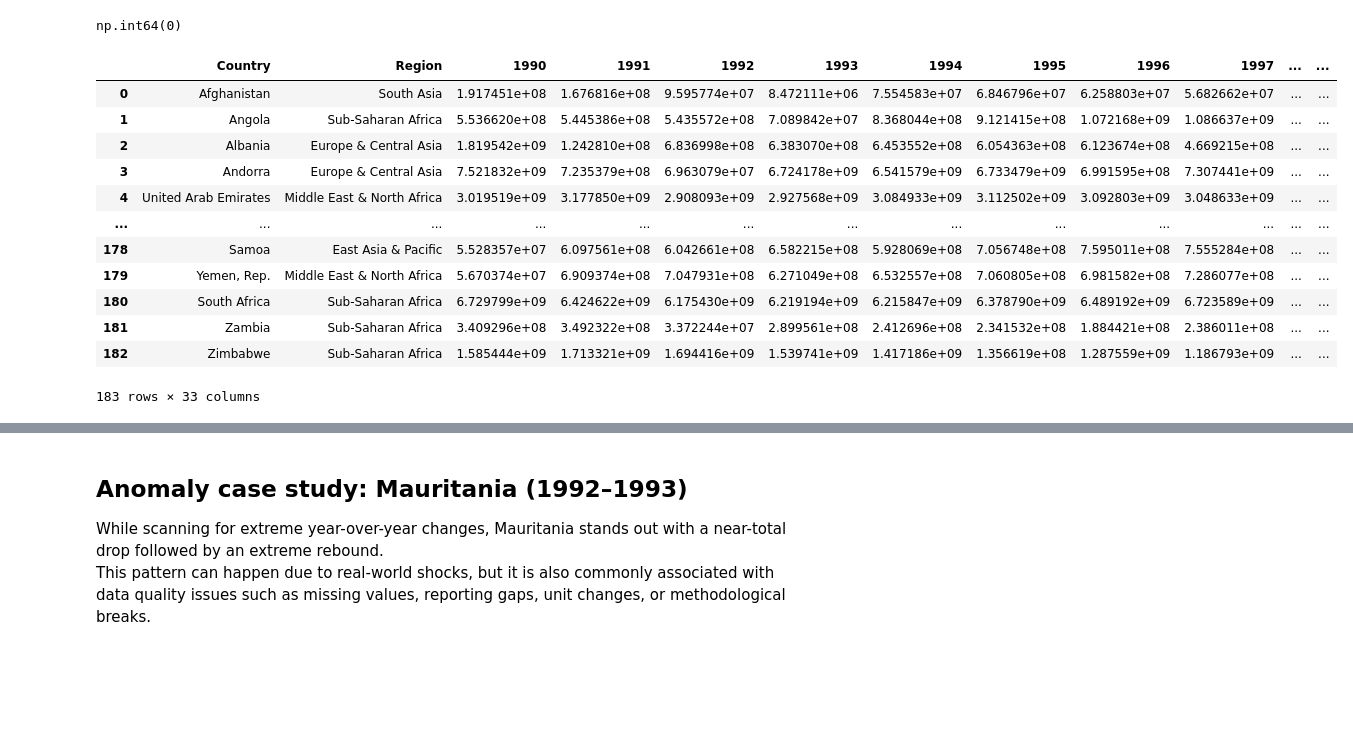
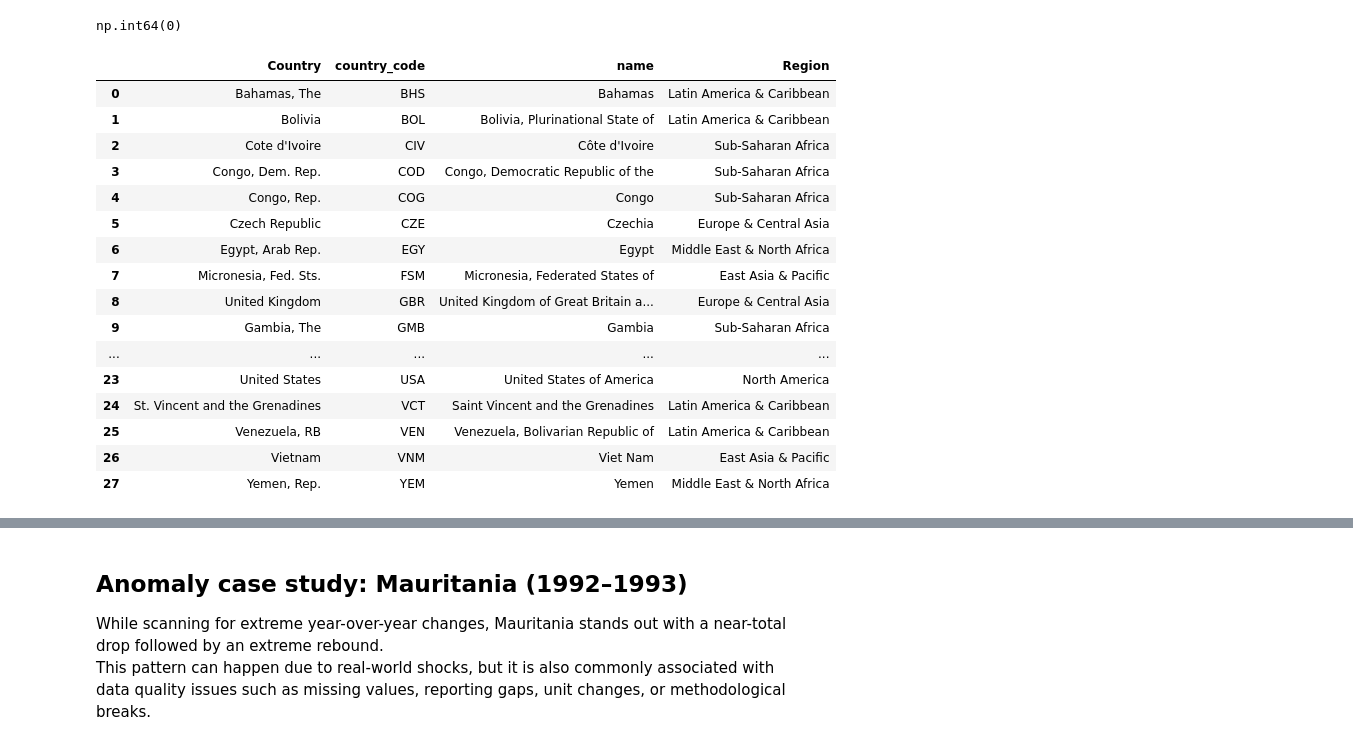
Before and after one commit to LucasM-Maciel/co2-emissions-cleaning-analysis, a Jupyter notebook: notebook/co2_EDA.ipynb, the cells around one changed output, grey strips where cells are left out. Drawn from its saved outputs; the diff is of its cells as text; code cells hidden in the pictures; blank space fills up the shorter version.

```diff
--- a/notebook/co2_EDA.ipynb
+++ b/notebook/co2_EDA.ipynb
@@ -83,3 +78,5 @@ df
 # %%
-df.isna().sum(axis=1)
+emission_columns = df.columns[4:]
+df_clean1= df.dropna(subset=emission_columns,how="all").reset_index(drop=True)
+df_clean1
 # %% [output]
@@ -109,10 +101,6 @@ df_no_nan.tail()
 # %%
-df_columns = df_no_nan.columns
-emission_value_columns = df_columns[4:36]
-filter_1 = df_no_nan[emission_value_columns].all(axis=1) ==0
-df_first_cleaning = df_no_nan[~filter_1]
-df_first_cleaning = df_first_cleaning.reset_index(drop=True)
-df_first_cleaning
+df_clean2 = df_clean1.drop(columns=["2019.1"])
+df_clean2
 # %% [output]
 |  | Country | country_code | Region | Indicator Name | 1990 | 1991 | 1992 | 1993 | 1994 | 1995 | ... |
 | 0 | Afghanistan | AFG | South Asia | CO2 emissions (metric tons per ca... | 1.917451e+08 | 1.676816e+08 | 9.595774e+07 | 8.472111e+06 | 7.554583e+07 | 6.846796e+07 | ... |
@@ -132,20 +120,45 @@ df_first_cleaning.duplicated().sum()
 # %% [output]
 np.int64(0)
 # %%
-df_sec_cleaning = df_first_cleaning.drop(columns=["country_code","Indicator Name"])
-df_sec_cleaning
+iso = pd.read_csv("../references/iso3166.csv")
+iso["alpha3"] = iso["alpha-3"].astype(str).str.strip().str.upper()
+
+df_tmp = df_clean2.copy()
+df_tmp["alpha3"] = df_tmp["country_code"].astype(str).str.strip().str.upper()
+
+merged = df_tmp.merge(
+    iso[["alpha3", "name"]],
+    on="alpha3",
+    how="left"
+)
+
+invalid_code = merged["name"].isna()
+
+name_mismatch = (
+    merged["name"].notna()
+    & merged["Country"].astype(str).str.strip().str.casefold().ne(
+        merged["name"].astype(str).str.strip().str.casefold()
+    )
+)
+
+differences_df =merged.loc[invalid_code | name_mismatch, ["Country", "country_code", "name", "Region"]].reset_index(drop=True)
+differences_df
 # %% [output]
-|  | Country | Region | 1990 | 1991 | 1992 | 1993 | 1994 | 1995 | 1996 | 1997 | ... | ... |
-| 0 | Afghanistan | South Asia | 1.917451e+08 | 1.676816e+08 | 9.595774e+07 | 8.472111e+06 | 7.554583e+07 | 6.846796e+07 | 6.258803e+07 | 5.682662e+07 | ... | ... |
-| 1 | Angola | Sub-Saharan Africa | 5.536620e+08 | 5.445386e+08 | 5.435572e+08 | 7.089842e+07 | 8.368044e+08 | 9.121415e+08 | 1.072168e+09 | 1.086637e+09 | ... | ... |
-| 2 | Albania | Europe & Central Asia | 1.819542e+09 | 1.242810e+08 | 6.836998e+08 | 6.383070e+08 | 6.453552e+08 | 6.054363e+08 | 6.123674e+08 | 4.669215e+08 | ... | ... |
-| 3 | Andorra | Europe & Central Asia | 7.521832e+09 | 7.235379e+08 | 6.963079e+07 | 6.724178e+09 | 6.541579e+09 | 6.733479e+09 | 6.991595e+08 | 7.307441e+09 | ... | ... |
-| 4 | United Arab Emirates | Middle East & North Africa | 3.019519e+09 | 3.177850e+09 | 2.908093e+09 | 2.927568e+09 | 3.084933e+09 | 3.112502e+09 | 3.092803e+09 | 3.048633e+09 | ... | ... |
-| ... | ... | ... | ... | ... | ... | ... | ... | ... | ... | ... | ... | ... |
-| 178 | Samoa | East Asia & Pacific | 5.528357e+07 | 6.097561e+08 | 6.042661e+08 | 6.582215e+08 | 5.928069e+08 | 7.056748e+08 | 7.595011e+08 | 7.555284e+08 | ... | ... |
-| 179 | Yemen, Rep. | Middle East & North Africa | 5.670374e+07 | 6.909374e+08 | 7.047931e+08 | 6.271049e+08 | 6.532557e+08 | 7.060805e+08 | 6.981582e+08 | 7.286077e+08 | ... | ... |
-| 180 | South Africa | Sub-Saharan Africa | 6.729799e+09 | 6.424622e+09 | 6.175430e+09 | 6.219194e+09 | 6.215847e+09 | 6.378790e+09 | 6.489192e+09 | 6.723589e+09 | ... | ... |
-| 181 | Zambia | Sub-Saharan Africa | 3.409296e+08 | 3.492322e+08 | 3.372244e+07 | 2.899561e+08 | 2.412696e+08 | 2.341532e+08 | 1.884421e+08 | 2.386011e+08 | ... | ... |
-| 182 | Zimbabwe | Sub-Saharan Africa | 1.585444e+09 | 1.713321e+09 | 1.694416e+09 | 1.539741e+09 | 1.417186e+09 | 1.356619e+08 | 1.287559e+09 | 1.186793e+09 | ... | ... |
+|  | Country | country_code | name | Region |
+| 0 | Bahamas, The | BHS | Bahamas | Latin America & Caribbean |
+| 1 | Bolivia | BOL | Bolivia, Plurinational State of | Latin America & Caribbean |
+| 2 | Cote d'Ivoire | CIV | Côte d'Ivoire | Sub-Saharan Africa |
+| 3 | Congo, Dem. Rep. | COD | Congo, Democratic Republic of the | Sub-Saharan Africa |
+| 4 | Congo, Rep. | COG | Congo | Sub-Saharan Africa |
+| 5 | Czech Republic | CZE | Czechia | Europe & Central Asia |
+| 6 | Egypt, Arab Rep. | EGY | Egypt | Middle East & North Africa |
+| 7 | Micronesia, Fed. Sts. | FSM | Micronesia, Federated States of | East Asia & Pacific |
+| 8 | United Kingdom | GBR | United Kingdom of Great Britain a... | Europe & Central Asia |
+| 9 | Gambia, The | GMB | Gambia | Sub-Saharan Africa |
+| ... | ... | ... | ... | ... |
+| 23 | United States | USA | United States of America | North America |
+| 24 | St. Vincent and the Grenadines | VCT | Saint Vincent and the Grenadines | Latin America & Caribbean |
+| 25 | Venezuela, RB | VEN | Venezuela, Bolivarian Republic of | Latin America & Caribbean |
+| 26 | Vietnam | VNM | Viet Nam | East Asia & Pacific |
+| 27 | Yemen, Rep. | YEM | Yemen | Middle East & North Africa |
-183 rows × 33 columns
 # %%
```
Also changed, not shown: parts of 21 cells of this notebook.
